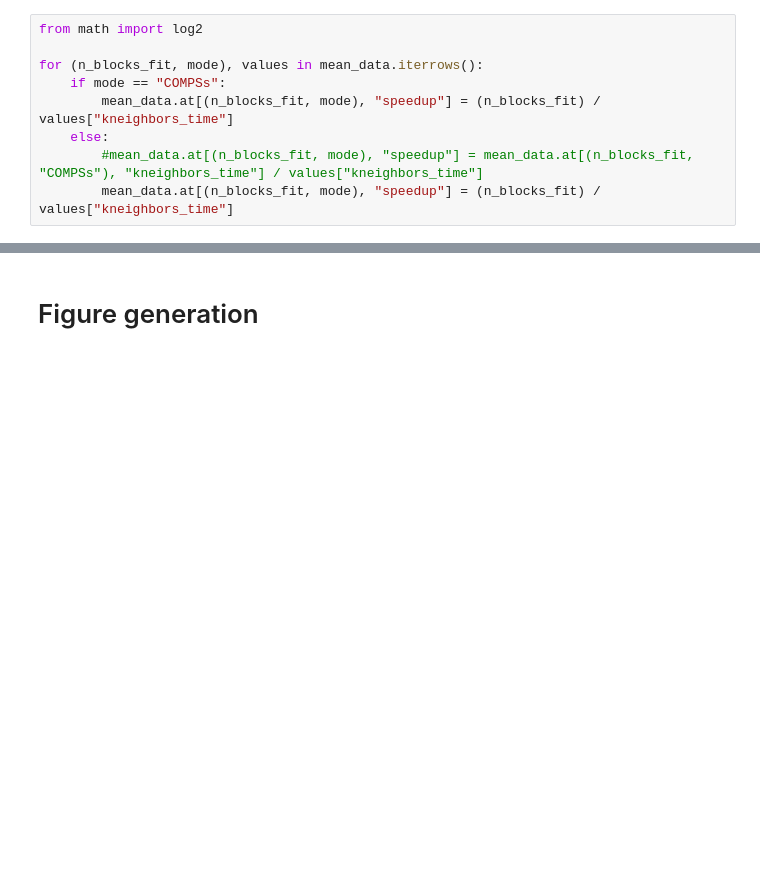
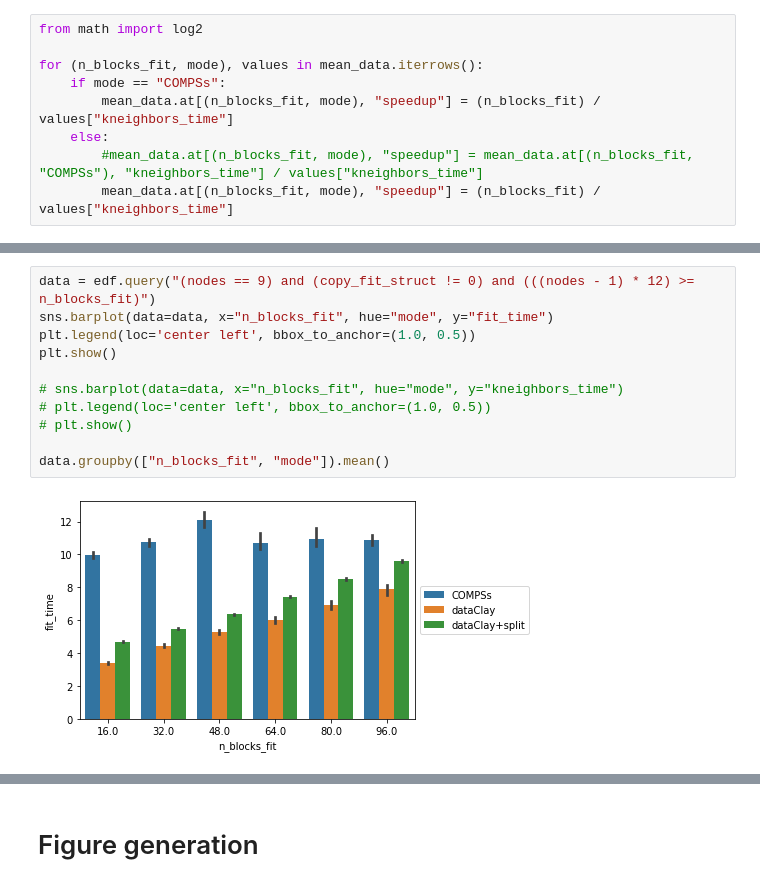
Before and after one commit to bsc-dom/split-miniapps, a Jupyter notebook: analysis/neighbors.ipynb, the cells around one changed output, grey strips where cells are left out. Drawn from its saved outputs; the diff is of its cells as text; blank space fills up the shorter version.

```diff
--- a/analysis/neighbors.ipynb
+++ b/analysis/neighbors.ipynb
@@ -144,0 +146,13 @@ plt.show()
+# %%
+data = edf.query("(nodes == 9) and (copy_fit_struct != 0) and (((nodes - 1) * 12) >= n_blocks_fit)")
+sns.barplot(data=data, x="n_blocks_fit", hue="mode", y="fit_time")
+plt.legend(loc='center left', bbox_to_anchor=(1.0, 0.5))
+plt.show()
+
+# sns.barplot(data=data, x="n_blocks_fit", hue="mode", y="kneighbors_time")
+# plt.legend(loc='center left', bbox_to_anchor=(1.0, 0.5))
+# plt.show()
+
+data.groupby(["n_blocks_fit", "mode"]).mean()
+# %% [output]
+[figure, added]
```
Also changed, not shown: parts of 16 cells of this notebook, 48 other files.
